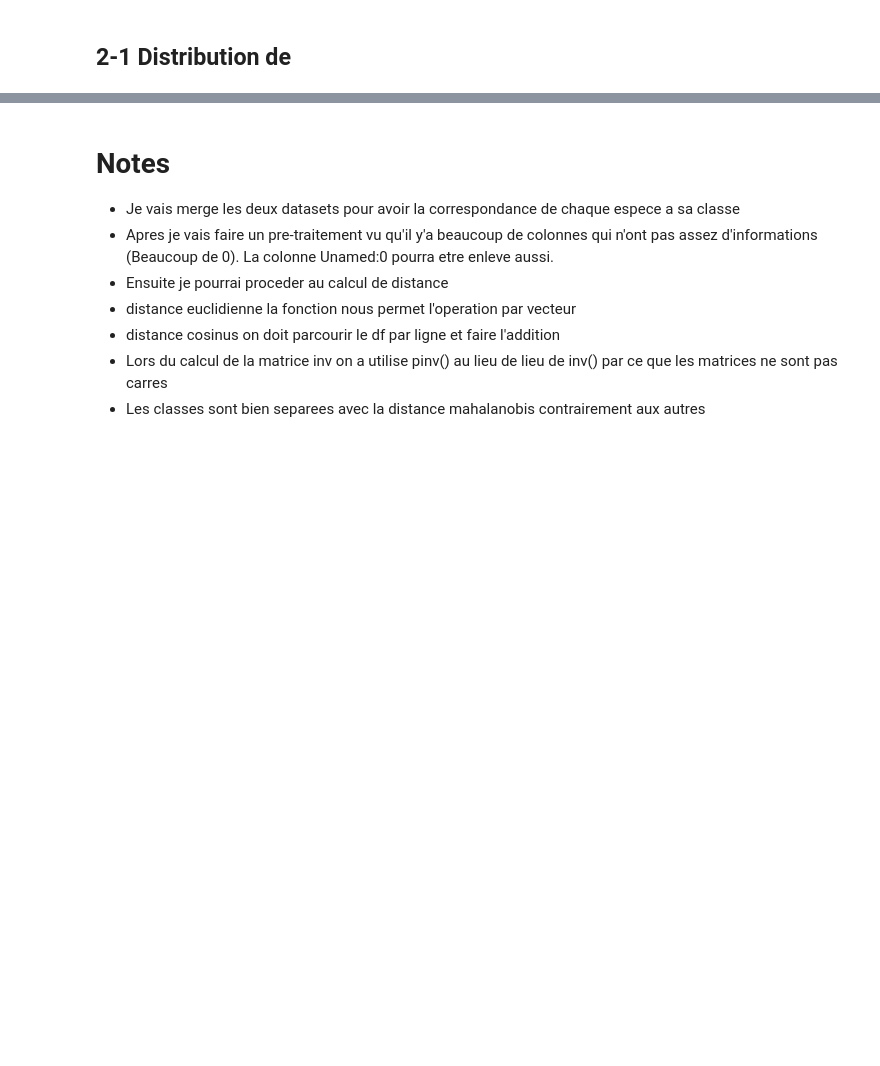
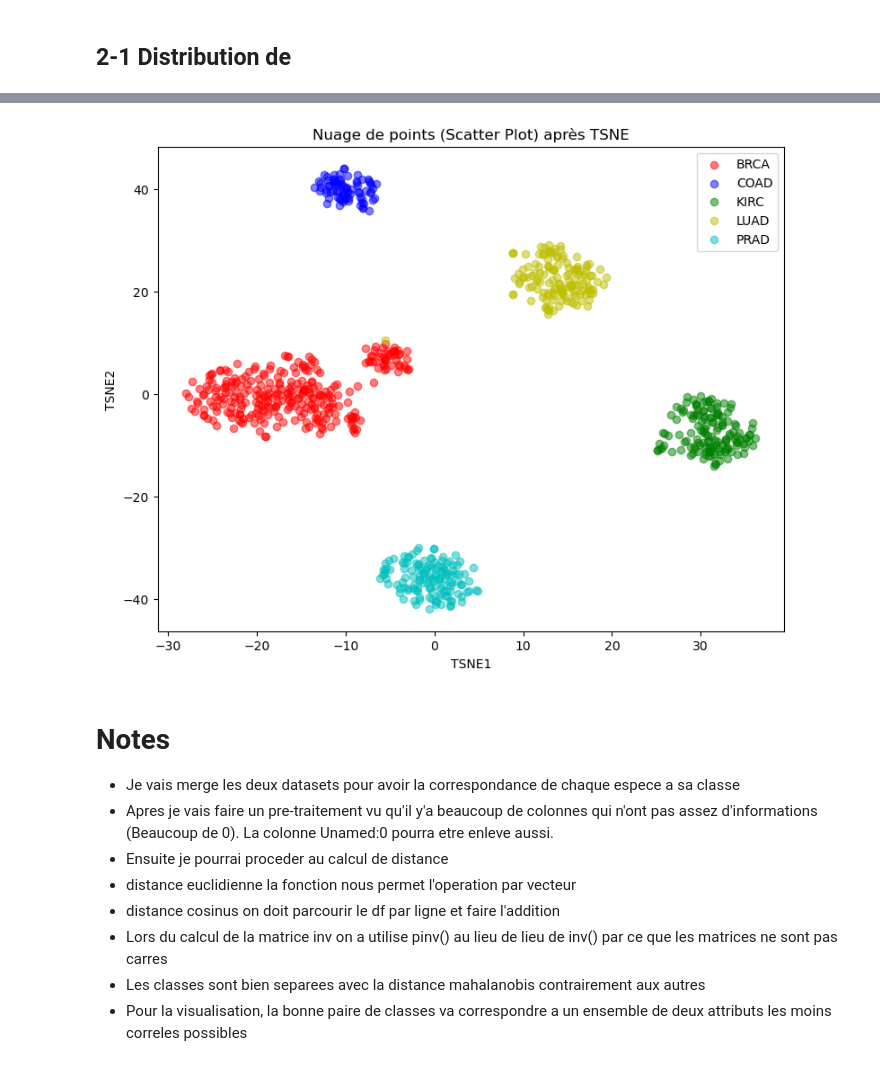
Before and after one commit to AmadouSelleNdiaye/Comprehension-et-visualisation-des-donnees, a Jupyter notebook: TP1_Code_NDIAYE_ALABANI.ipynb, the cells around one changed output, grey strips where cells are left out. Cells and saved outputs as stored; diff of their text form; code cells hidden in the pictures; blank space fills up the shorter version.

```diff
--- a/TP1_Code_NDIAYE_ALABANI.ipynb
+++ b/TP1_Code_NDIAYE_ALABANI.ipynb
@@ -529,3 +604,29 @@ acp_df["Class"] = df_filtree["Class"]
+# %%
+#T-SNE
+# La fonction de la technique TSNE ainsi que ses méthodes proviennent de la librairie sklearn.
+tsne = TSNE(n_components=2)
+tsne_result = tsne.fit_transform(df_filtree.drop(columns=["Class"]))
+
+tsne_df = pd.DataFrame(data=tsne_result, columns=["TSNE1", "TSNE2"])
+tsne_df["Class"] = df_filtree["Class"]
+# %%
+# Affichage d'un nuage de points après transformation TSNE
+plt.figure(figsize = (9, 7))
+
+for classe, couleur in n_couleurs.items():
+    subset = tsne_df[tsne_df["Class"] == classe]
+    plt.scatter(subset["TSNE1"], subset["TSNE2"], c = couleur, label = classe, alpha = 0.5)
+
+plt.xlabel("TSNE1")
+plt.ylabel("TSNE2")
+plt.title("Nuage de points (Scatter Plot) après TSNE")
+
+plt.legend()
+plt.grid(False)
+
+plt.show()
+# %% [output]
+[figure, added]
 # %% [markdown]
 # Notes
 
@@ -536,3 +637,4 @@ acp_df["Class"] = df_filtree["Class"]
 - distance cosinus on doit parcourir le df par ligne et faire l'addition
 - Lors du calcul de la matrice inv on a utilise pinv() au lieu de lieu de inv() par ce que les matrices ne sont pas carres
 - Les classes sont bien separees avec la distance mahalanobis contrairement aux autres
+- Pour la visualisation, la bonne paire de classes va correspondre a un ensemble de deux attributs les moins correles possibles
```
Also changed, not shown: parts of 15 cells of this notebook.
